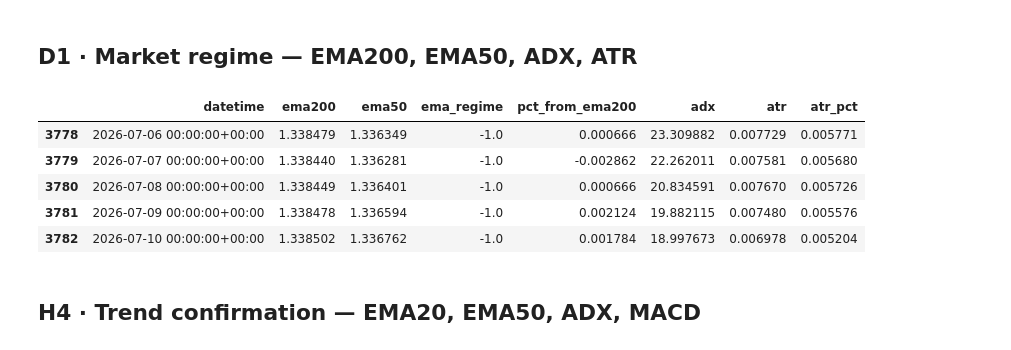
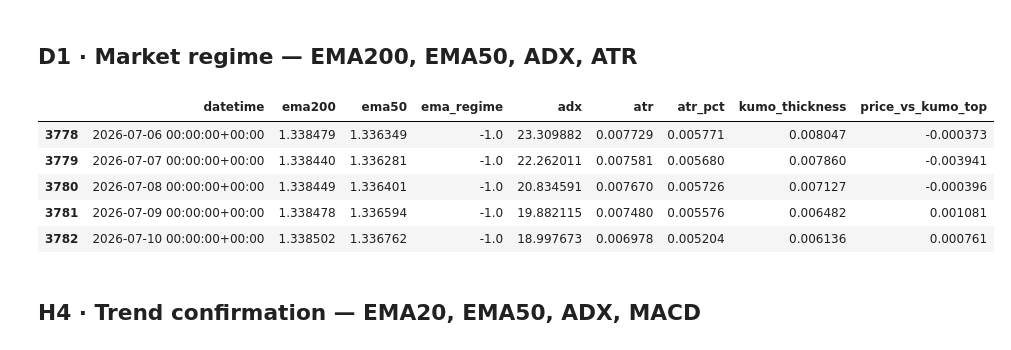
Before and after one commit to ssabrut/trading-bot, a Jupyter notebook: notebooks/2_feature_engineer.ipynb, the cells around one changed output. Saved outputs shown, nothing was run; the diff lists cells and outputs as text; code cells hidden in the pictures.

```diff
--- a/notebooks/2_feature_engineer.ipynb
+++ b/notebooks/2_feature_engineer.ipynb
@@ -109,35 +109,57 @@ def cci(df: pd.DataFrame, period: int = 20) -> pd.Series:
         lambda x: np.mean(np.abs(x - x.mean())), raw=True
     )
     return (typical_price - sma) / (0.015 * mean_dev)
+
+
+def ichimoku_kumo(df: pd.DataFrame, tenkan_p: int = 9, kijun_p: int = 26, senkou_b_p: int = 52) -> pd.DataFrame:
+    """Ichimoku Kumo (cloud) — causal, NOT forward-shifted (the traditional 26-period-ahead
+    plot would leak future information; these are current-bar values only)."""
+    tenkan = (df["high"].rolling(tenkan_p).max() + df["low"].rolling(tenkan_p).min()) / 2
+    kijun = (df["high"].rolling(kijun_p).max() + df["low"].rolling(kijun_p).min()) / 2
+    senkou_a = (tenkan + kijun) / 2
+    senkou_b = (df["high"].rolling(senkou_b_p).max() + df["low"].rolling(senkou_b_p).min()) / 2
+
+    kumo_top = pd.concat([senkou_a, senkou_b], axis=1).max(axis=1)
+    kumo_bottom = pd.concat([senkou_a, senkou_b], axis=1).min(axis=1)
+
+    return pd.DataFrame(
+        {
+            "kumo_thickness": (senkou_a - senkou_b).abs() / df["close"],
+            "price_vs_kumo_top": (df["close"] - kumo_top) / df["close"],
+        }
+    )
 # %% [markdown]
 ## D1 · Market regime — EMA200, EMA50, ADX, ATR
 # %%
 def features_d1(df: pd.DataFrame, adx_period: int = 14, atr_period: int = 14) -> pd.DataFrame:
     out = pd.DataFrame(index=df.index)
     out["datetime"] = df["datetime"]
 
     out["ema200"] = ema(df["close"], 200)
     out["ema50"] = ema(df["close"], 50)
     out["ema_regime"] = np.sign(out["ema50"] - out["ema200"])
-    out["pct_from_ema200"] = (df["close"] - out["ema200"]) / out["ema200"]
 
     out["adx"] = adx(df, adx_period)
 
     out["atr"] = atr(df, atr_period)
     out["atr_pct"] = out["atr"] / df["close"]
 
+    kumo_df = ichimoku_kumo(df)
+    out["kumo_thickness"] = kumo_df["kumo_thickness"]
+    out["price_vs_kumo_top"] = kumo_df["price_vs_kumo_top"]
+
     return out
 
 
 feat_d1 = features_d1(clean["D1"])
 feat_d1.tail()
 # %% [output]
-|  | datetime | ema200 | ema50 | ema_regime | pct_from_ema200 | adx | atr | atr_pct |
-| 3778 | 2026-07-06 00:00:00+00:00 | 1.338479 | 1.336349 | -1.0 | 0.000666 | 23.309882 | 0.007729 | 0.005771 |
-| 3779 | 2026-07-07 00:00:00+00:00 | 1.338440 | 1.336281 | -1.0 | -0.002862 | 22.262011 | 0.007581 | 0.005680 |
-| 3780 | 2026-07-08 00:00:00+00:00 | 1.338449 | 1.336401 | -1.0 | 0.000666 | 20.834591 | 0.007670 | 0.005726 |
-| 3781 | 2026-07-09 00:00:00+00:00 | 1.338478 | 1.336594 | -1.0 | 0.002124 | 19.882115 | 0.007480 | 0.005576 |
-| 3782 | 2026-07-10 00:00:00+00:00 | 1.338502 | 1.336762 | -1.0 | 0.001784 | 18.997673 | 0.006978 | 0.005204 |
+|  | datetime | ema200 | ema50 | ema_regime | adx | atr | atr_pct | kumo_thickness | price_vs_kumo_top |
+| 3778 | 2026-07-06 00:00:00+00:00 | 1.338479 | 1.336349 | -1.0 | 23.309882 | 0.007729 | 0.005771 | 0.008047 | -0.000373 |
+| 3779 | 2026-07-07 00:00:00+00:00 | 1.338440 | 1.336281 | -1.0 | 22.262011 | 0.007581 | 0.005680 | 0.007860 | -0.003941 |
+| 3780 | 2026-07-08 00:00:00+00:00 | 1.338449 | 1.336401 | -1.0 | 20.834591 | 0.007670 | 0.005726 | 0.007127 | -0.000396 |
+| 3781 | 2026-07-09 00:00:00+00:00 | 1.338478 | 1.336594 | -1.0 | 19.882115 | 0.007480 | 0.005576 | 0.006482 | 0.001081 |
+| 3782 | 2026-07-10 00:00:00+00:00 | 1.338502 | 1.336762 | -1.0 | 18.997673 | 0.006978 | 0.005204 | 0.006136 | 0.000761 |
 # %% [markdown]
 ## H4 · Trend confirmation — EMA20, EMA50, ADX, MACD
 # %%
```
Also changed, not shown: parts of 2 cells of this notebook, 14 other files.
